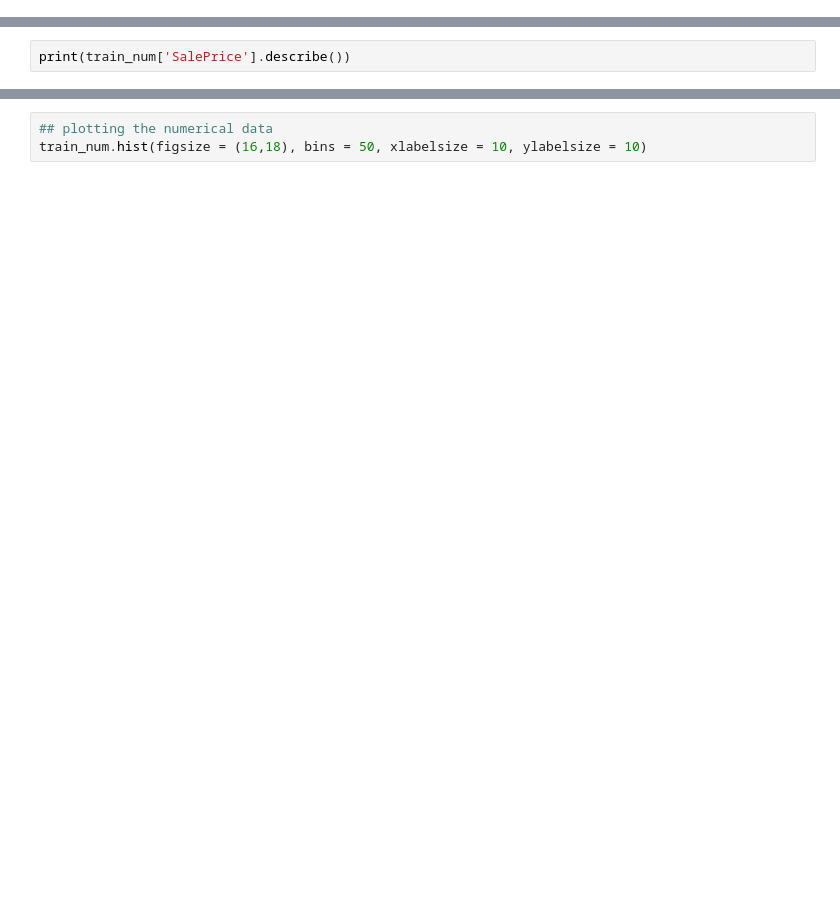
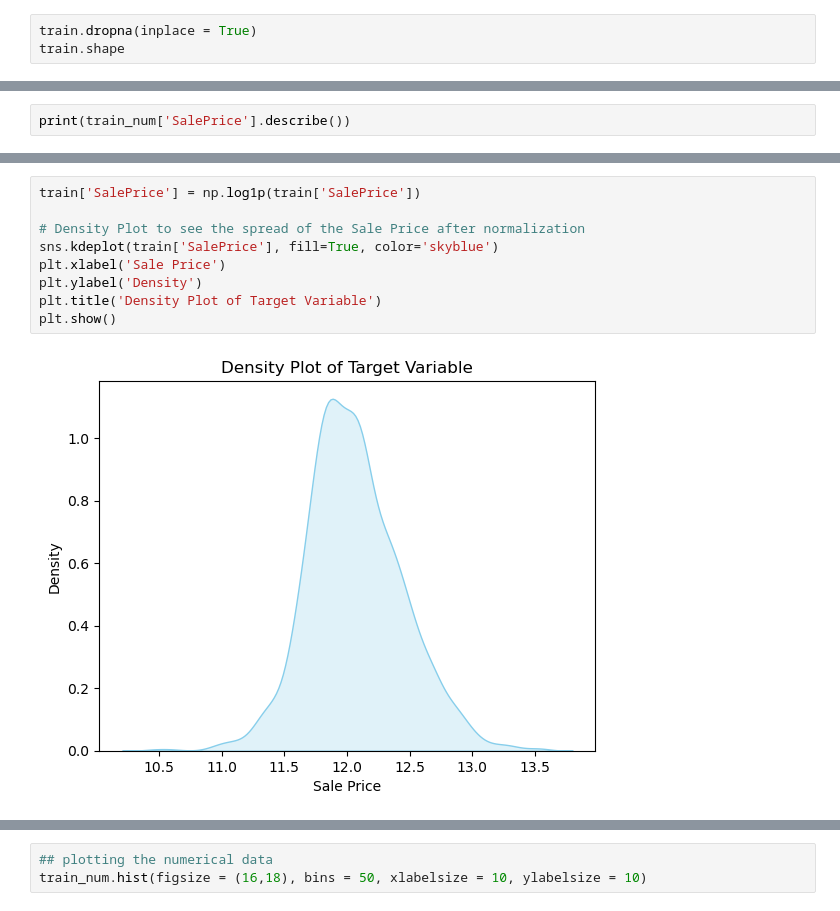
Before and after one commit to Djoyner388/HousePricePrediction, a Jupyter notebook: House-Project.ipynb, the cells around one changed output, grey strips where cells are left out. Drawn from its saved outputs; the diff is of its cells as text; blank space fills up the shorter version.

```diff
--- a/House-Project.ipynb
+++ b/House-Project.ipynb
@@ -146,0 +117,3 @@ Percentage of data to be deleted: 0.48%
+# %%
+train.dropna(inplace = True)
+train.shape
@@ -211,0 +233,11 @@ plt.show()
+# %%
+train['SalePrice'] = np.log1p(train['SalePrice'])
+
+# Density Plot to see the spread of the Sale Price after normalization
+sns.kdeplot(train['SalePrice'], fill=True, color='skyblue')
+plt.xlabel('Sale Price')
+plt.ylabel('Density')
+plt.title('Density Plot of Target Variable')
+plt.show()
+# %% [output]
+[figure, added]
```
Also changed, not shown: parts of 26 cells of this notebook.
